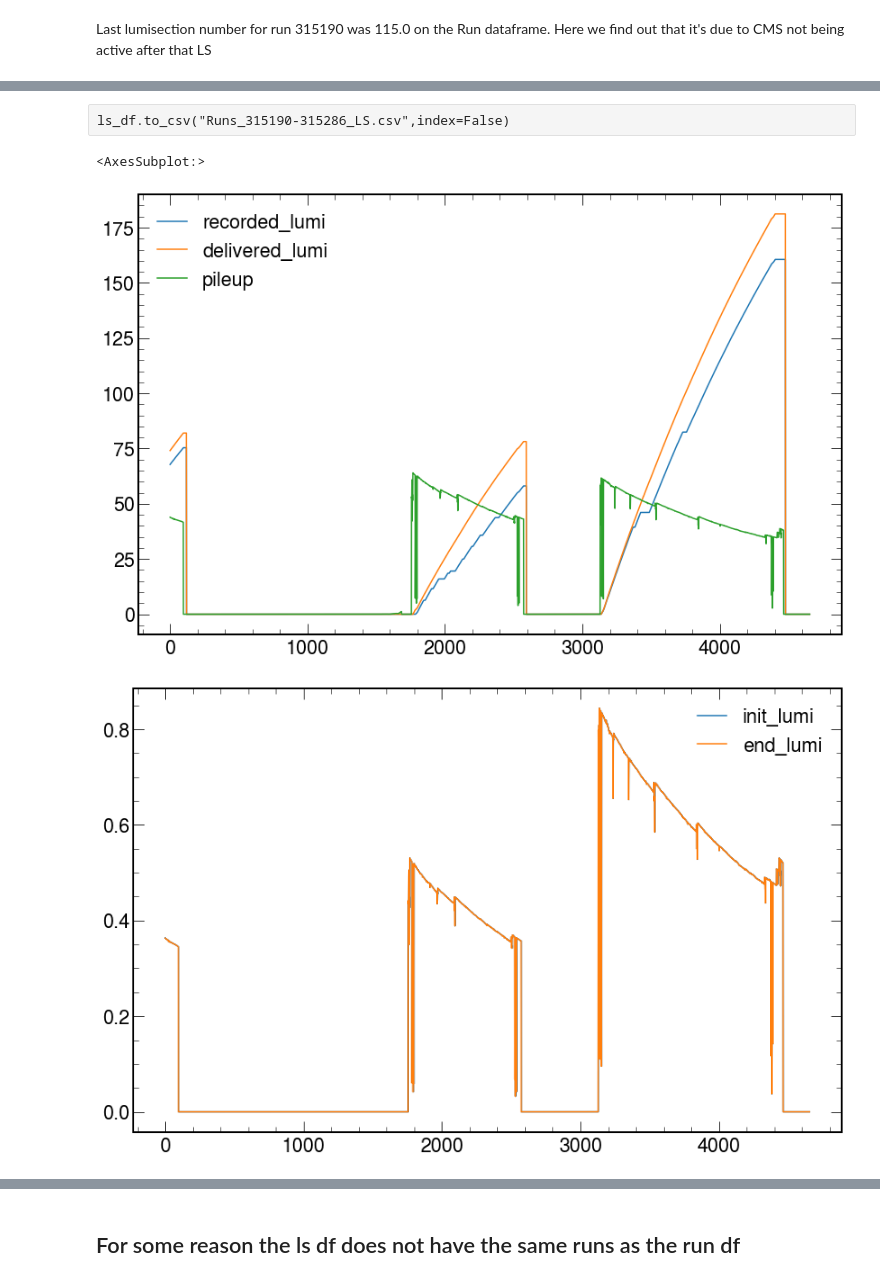
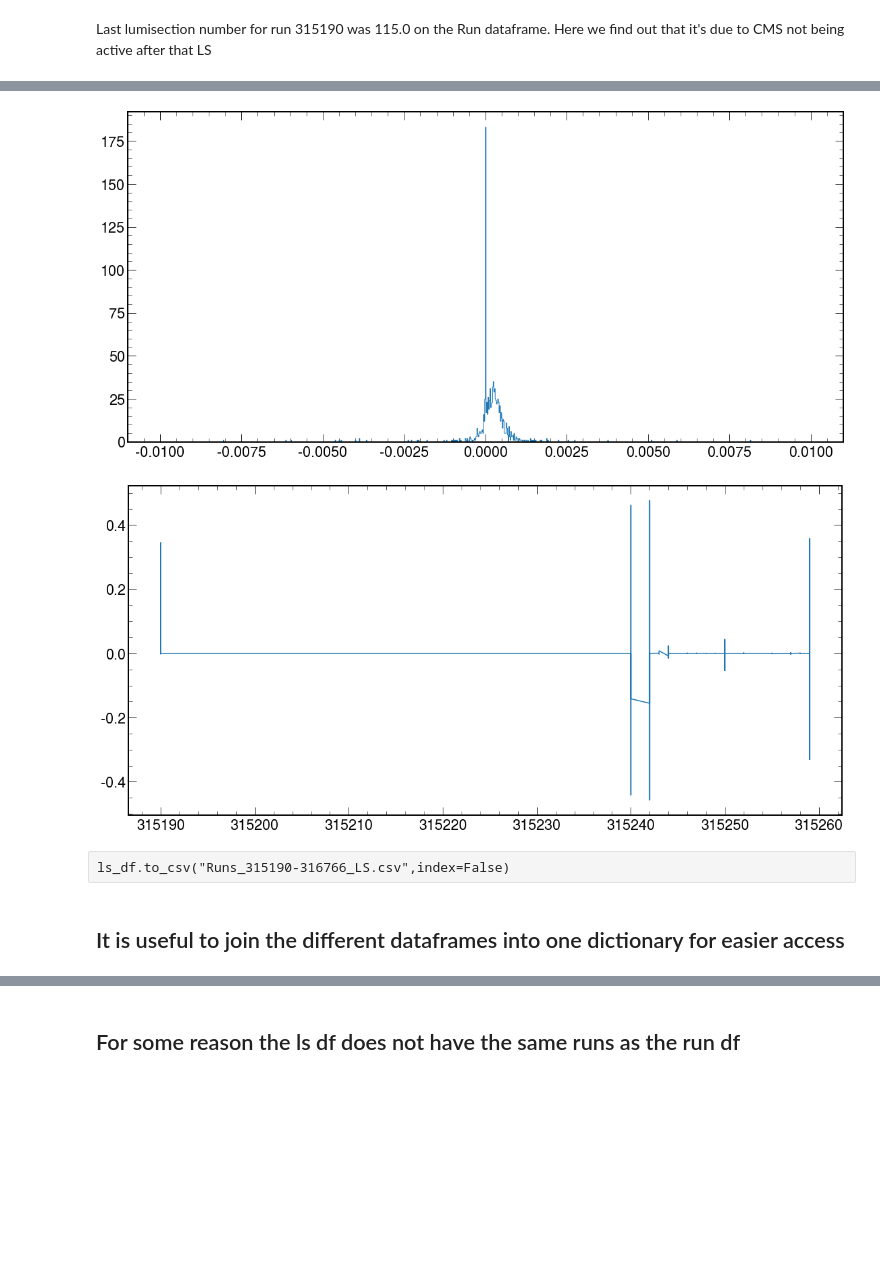
Before and after one commit to GuillermoFidalgo/ML4DQM-DC, a Jupyter notebook: omsapi/OMS Guillermo/Guillermo OMS work.ipynb, the cells around one changed output, grey strips where cells are left out. Cells and saved outputs as stored; diff of their text form; code cells hidden in the pictures; blank space fills up the shorter version.

```diff
--- a/omsapi/OMS Guillermo/Guillermo OMS work.ipynb
+++ b/omsapi/OMS Guillermo/Guillermo OMS work.ipynb
@@ -316,9 +425,15 @@ ls_df.iloc[110:120]#[['lumisection_number',"physics_flag","cms_active",'pileup',
+# %%
+lumidelta=lsdf_collisions['init_lumi'] -lsdf_collisions['end_lumi']
+plt.figure(figsize=(19,9))
+plt.hist(lumidelta,bins=1000,range=(-.01,.01),histtype="step");
+plt.show()
+plt.figure(figsize=(19,9))
+plt.plot(lsdf_collisions.run_number,lumidelta);
+plt.show()
+# %% [output]
+[figure, added]
+[figure, added]
 # %% [raw]
-ls_df.to_csv("Runs_315190-315286_LS.csv",index=False)
+ls_df.to_csv("Runs_315190-316766_LS.csv",index=False)
-# %%
-ls_df.plot(y=['recorded_lumi','delivered_lumi','pileup'],figsize=(14,9),logy=False)
-ls_df.plot(y=['init_lumi','end_lumi'],figsize=(14,9),logy=False)
-# %% [output]
-<AxesSubplot:>
-[figure, removed]
-[figure, removed]
+# %% [markdown]
+## It is useful to join the different dataframes into one dictionary for easier access
```
Also changed, not shown: parts of 68 cells of this notebook.
